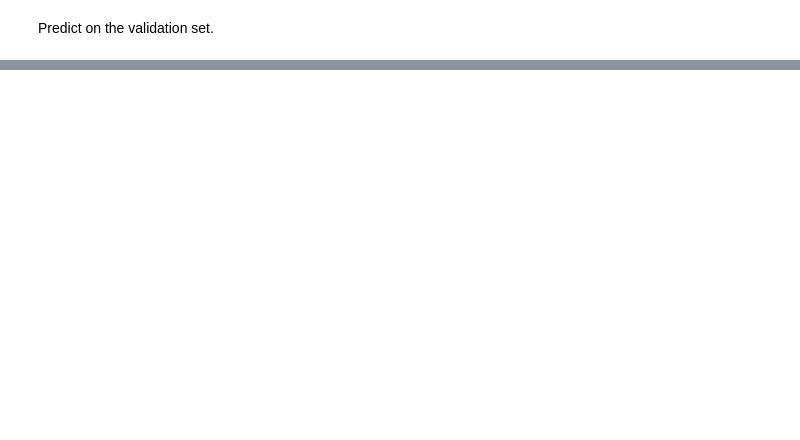
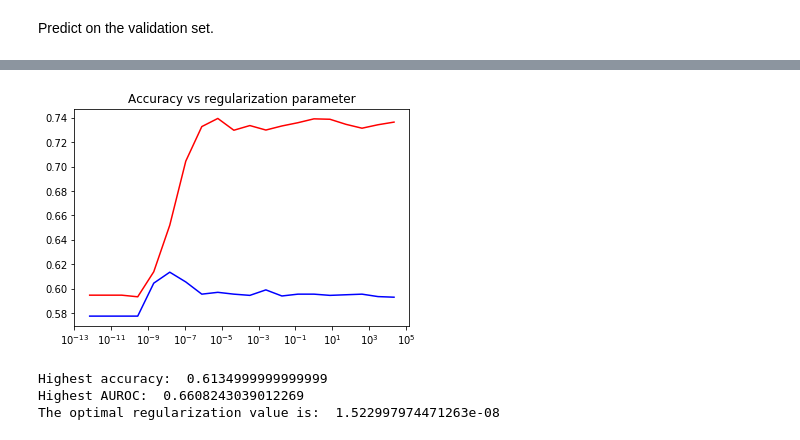
Before and after one commit to joelper/CS229A, a Jupyter notebook: Models/Logistic_regression/logistic_regression.ipynb, the cells around one changed output, grey strips where cells are left out. Cells and saved outputs as stored; diff of their text form; code cells hidden in the pictures; blank space fills up the shorter version.

```diff
--- a/Models/Logistic_regression/logistic_regression.ipynb
+++ b/Models/Logistic_regression/logistic_regression.ipynb
@@ -127,0 +169,19 @@ Accruacy on validation set:  0.5954999999999999
+# %%
+acc_train_32 = []
+acc_val_32 = []
+auc_train_32 = []
+auc_val_32 = []
+for i, c_i in enumerate(reg):
+    print(i)
+    # fit a logistic regression using regularization c_i
+    clf_32 = LogisticRegression(random_state=0, solver='lbfgs', C=c_i, multi_class='multinomial').fit(X_32, Y)
+    # evaluate accuracy on the training set
+    y_pred_train_32 = clf_32.predict(X_32)
+    proba_train_32 = clf_32.predict_proba(X_32)[:,1]
+    acc_train_32.append(1 - np.mean(np.abs(y_pred_train_32-Y.T)))
+    auc_train_32.append(metrics.roc_auc_score(Y, proba_train_32))
+    # evaluate accuracy on the validation set
+    y_pred_val_32 = clf_32.predict(X_val_32)
+    proba_val_32 = clf_32.predict_proba(X_val_32)[:,1]
+    acc_val_32.append(1 - np.mean(np.abs(y_pred_val_32-Y_val.T)))
+    auc_val_32.append(metrics.roc_auc_score(Y_val, proba_val_32))
@@ -127,0 +209,16 @@ Accruacy on validation set:  0.5954999999999999
+# %%
+plt.title('Accuracy vs regularization parameter')
+plt.plot(np.array(reg), np.array(acc_train_32),'r')
+plt.plot(np.array(reg), np.array(acc_val_32), 'b')
+plt.xscale('log')
+plt.show()
+# %% [output]
+[figure, added]
+# %%
+print("Highest accuracy: ", np.max(acc_val_32))
+print("Highest AUROC: ", np.max(auc_val_32))
+print("The optimal regularization value is: ", reg[np.argmax(auc_val_32)])
+# %% [output]
+Highest accuracy:  0.6134999999999999
+Highest AUROC:  0.6608243039012269
+The optimal regularization value is:  1.522997974471263e-08
```
Also changed, not shown: parts of 20 cells of this notebook.
